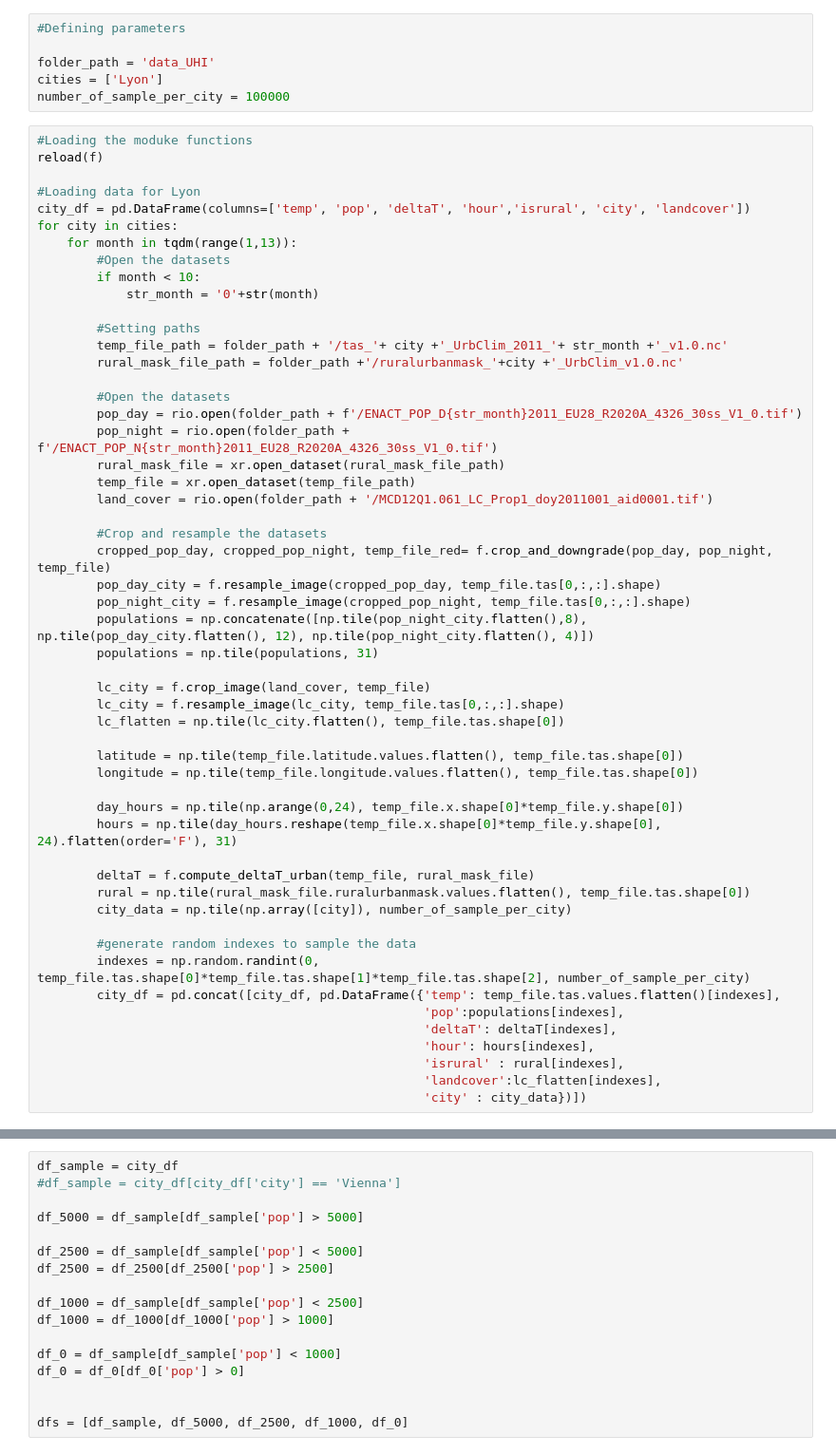
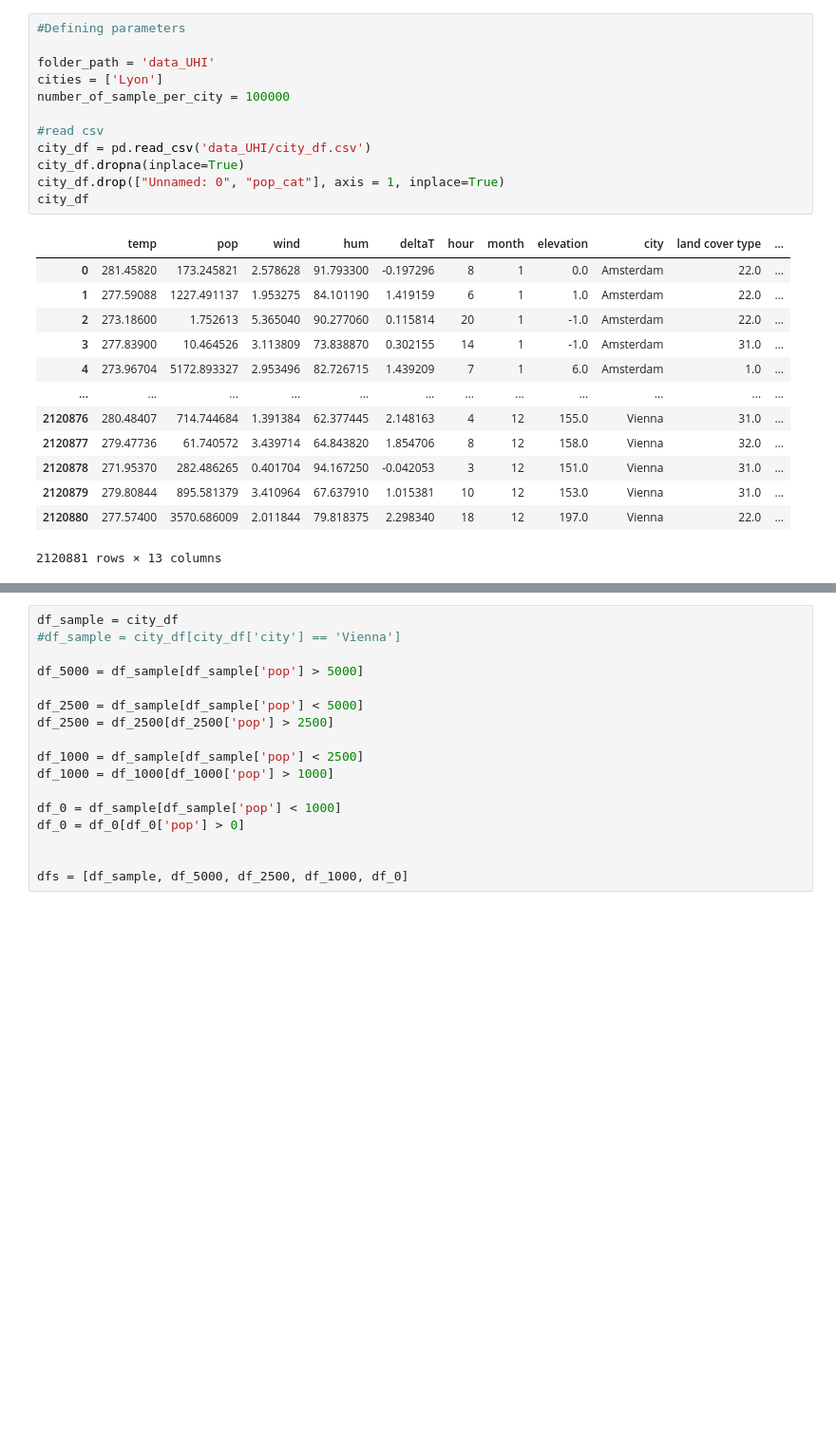
Before and after one commit to christopherogerepfl/UHI_prediction, a Jupyter notebook: task2.ipynb, the cells around one changed output, grey strips where cells are left out. Shown: that part at 95% size. Cells and saved outputs as stored; diff of their text form; blank space fills up the shorter version.

```diff
--- a/task2.ipynb
+++ b/task2.ipynb
@@ -32,59 +21,26 @@ Land-sea mask, Rural-urban mask
 # %%
 #Defining parameters
 
 folder_path = 'data_UHI'
 cities = ['Lyon']
 number_of_sample_per_city = 100000
+
+#read csv
+city_df = pd.read_csv('data_UHI/city_df.csv')
+city_df.dropna(inplace=True)
+city_df.drop(["Unnamed: 0", "pop_cat"], axis = 1, inplace=True)
+city_df
+# %% [output]
+|  | temp | pop | wind | hum | deltaT | hour | month | elevation | city | land cover type | ... |
+| 0 | 281.45820 | 173.245821 | 2.578628 | 91.793300 | -0.197296 | 8 | 1 | 0.0 | Amsterdam | 22.0 | ... |
+| 1 | 277.59088 | 1227.491137 | 1.953275 | 84.101190 | 1.419159 | 6 | 1 | 1.0 | Amsterdam | 22.0 | ... |
+| 2 | 273.18600 | 1.752613 | 5.365040 | 90.277060 | 0.115814 | 20 | 1 | -1.0 | Amsterdam | 22.0 | ... |
+| 3 | 277.83900 | 10.464526 | 3.113809 | 73.838870 | 0.302155 | 14 | 1 | -1.0 | Amsterdam | 31.0 | ... |
+| 4 | 273.96704 | 5172.893327 | 2.953496 | 82.726715 | 1.439209 | 7 | 1 | 6.0 | Amsterdam | 1.0 | ... |
+| ... | ... | ... | ... | ... | ... | ... | ... | ... | ... | ... | ... |
+| 2120876 | 280.48407 | 714.744684 | 1.391384 | 62.377445 | 2.148163 | 4 | 12 | 155.0 | Vienna | 31.0 | ... |
+| 2120877 | 279.47736 | 61.740572 | 3.439714 | 64.843820 | 1.854706 | 8 | 12 | 158.0 | Vienna | 32.0 | ... |
+| 2120878 | 271.95370 | 282.486265 | 0.401704 | 94.167250 | -0.042053 | 3 | 12 | 151.0 | Vienna | 31.0 | ... |
+| 2120879 | 279.80844 | 895.581379 | 3.410964 | 67.637910 | 1.015381 | 10 | 12 | 153.0 | Vienna | 31.0 | ... |
+| 2120880 | 277.57400 | 3570.686009 | 2.011844 | 79.818375 | 2.298340 | 18 | 12 | 197.0 | Vienna | 22.0 | ... |
+2120881 rows × 13 columns
-# %%
-#Loading the moduke functions
-reload(f)
-
-#Loading data for Lyon
-city_df = pd.DataFrame(columns=['temp', 'pop', 'deltaT', 'hour','isrural', 'city', 'landcover'])
-for city in cities:
-    for month in tqdm(range(1,13)):
-        #Open the datasets
-        if month < 10:
-            str_month = '0'+str(month)
-
-        #Setting paths
-        temp_file_path = folder_path + '/tas_'+ city +'_UrbClim_2011_'+ str_month +'_v1.0.nc'
-        rural_mask_file_path = folder_path +'/ruralurbanmask_'+city +'_UrbClim_v1.0.nc'
-
-        #Open the datasets
-        pop_day = rio.open(folder_path + f'/ENACT_POP_D{str_month}2011_EU28_R2020A_4326_30ss_V1_0.tif')
-        pop_night = rio.open(folder_path + f'/ENACT_POP_N{str_month}2011_EU28_R2020A_4326_30ss_V1_0.tif')
-        rural_mask_file = xr.open_dataset(rural_mask_file_path)
-        temp_file = xr.open_dataset(temp_file_path)
-        land_cover = rio.open(folder_path + '/MCD12Q1.061_LC_Prop1_doy2011001_aid0001.tif')
-
-        #Crop and resample the datasets
-        cropped_pop_day, cropped_pop_night, temp_file_red= f.crop_and_downgrade(pop_day, pop_night, temp_file)
-        pop_day_city = f.resample_image(cropped_pop_day, temp_file.tas[0,:,:].shape)
-        pop_night_city = f.resample_image(cropped_pop_night, temp_file.tas[0,:,:].shape)
-        populations = np.concatenate([np.tile(pop_night_city.flatten(),8), np.tile(pop_day_city.flatten(), 12), np.tile(pop_night_city.flatten(), 4)])
-        populations = np.tile(populations, 31)
-
-        lc_city = f.crop_image(land_cover, temp_file)
-        lc_city = f.resample_image(lc_city, temp_file.tas[0,:,:].shape)
-        lc_flatten = np.tile(lc_city.flatten(), temp_file.tas.shape[0])
-
-        latitude = np.tile(temp_file.latitude.values.flatten(), temp_file.tas.shape[0])
-        longitude = np.tile(temp_file.longitude.values.flatten(), temp_file.tas.shape[0])
-
-        day_hours = np.tile(np.arange(0,24), temp_file.x.shape[0]*temp_file.y.shape[0])
-        hours = np.tile(day_hours.reshape(temp_file.x.shape[0]*temp_file.y.shape[0], 24).flatten(order='F'), 31)
-
-        deltaT = f.compute_deltaT_urban(temp_file, rural_mask_file)
-        rural = np.tile(rural_mask_file.ruralurbanmask.values.flatten(), temp_file.tas.shape[0])
-        city_data = np.tile(np.array([city]), number_of_sample_per_city)
-
-        #generate random indexes to sample the data
-        indexes = np.random.randint(0, temp_file.tas.shape[0]*temp_file.tas.shape[1]*temp_file.tas.shape[2], number_of_sample_per_city)
-        city_df = pd.concat([city_df, pd.DataFrame({'temp': temp_file.tas.values.flatten()[indexes],
-                                                    'pop':populations[indexes],
-                                                    'deltaT': deltaT[indexes],
-                                                    'hour': hours[indexes],
-                                                    'isrural' : rural[indexes],
-                                                    'landcover':lc_flatten[indexes],
-                                                    'city' : city_data})])
```
Also changed, not shown: parts of 31 cells of this notebook, 1 other file.
